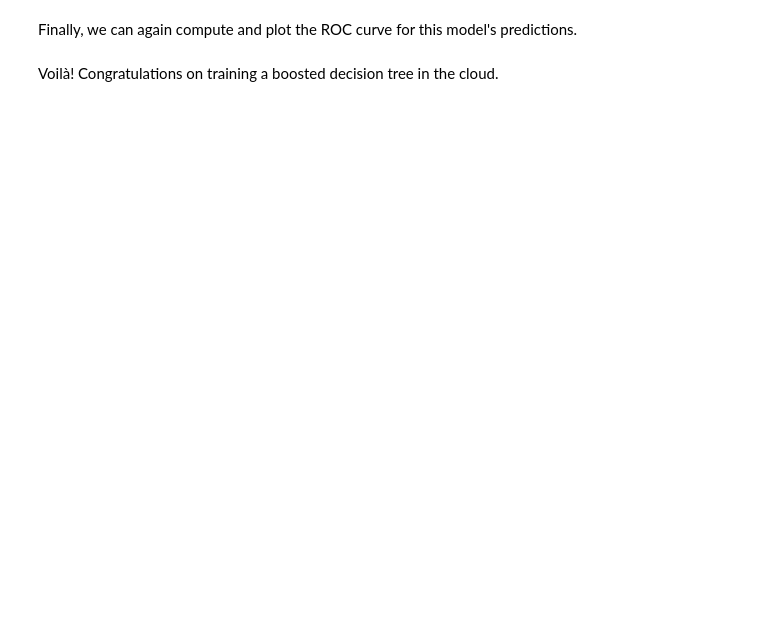
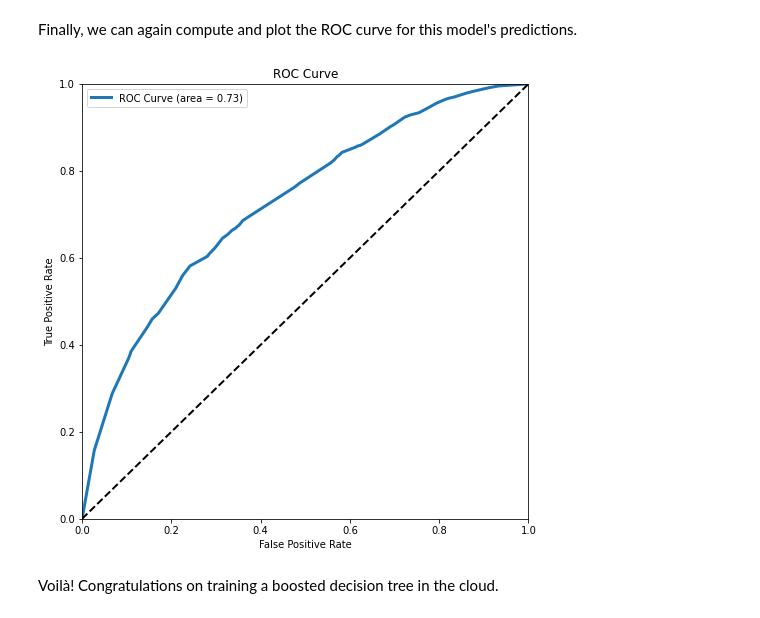
Before and after one commit to coiled/coiled-examples, a Jupyter notebook: scaling-xgboost/scaling-xgboost.ipynb, the cells around one changed output. Cells and saved outputs as stored; diff of their text form; code cells hidden in the pictures; blank space fills up the shorter version.

```diff
--- a/scaling-xgboost/scaling-xgboost.ipynb
+++ b/scaling-xgboost/scaling-xgboost.ipynb
@@ -84,6 +106,6 @@ Let's create a Coiled cluster using the `coiled-examples/xgboost` cluster config
 import coiled
 import dask.distributed
 
-cluster = coiled.Cluster(n_workers=10, configuration="mrocklin/xgboost")
+cluster = coiled.Cluster(n_workers=10, configuration="coiled-examples/xgboost")
 client = dask.distributed.Client(cluster)
 client
@@ -144,2 +183,18 @@ show(p)
+# %%
+fig, ax = plt.subplots(figsize=(8, 8))
+ax.plot(fpr, tpr, lw=3,
+        label='ROC Curve (area = {:.2f})'.format(auc(fpr, tpr)))
+ax.plot([0, 1], [0, 1], "k--", lw=2)
+ax.set(
+    xlim=(0, 1),
+    ylim=(0, 1),
+    title="ROC Curve",
+    xlabel="False Positive Rate",
+    ylabel="True Positive Rate",
+)
+ax.legend()
+plt.show()
+# %% [output]
+[figure, added]
 # %% [markdown]
 Voilà! Congratulations on training a boosted decision tree in the cloud.
```
Also changed, not shown: parts of 13 cells of this notebook, 1 other file.
